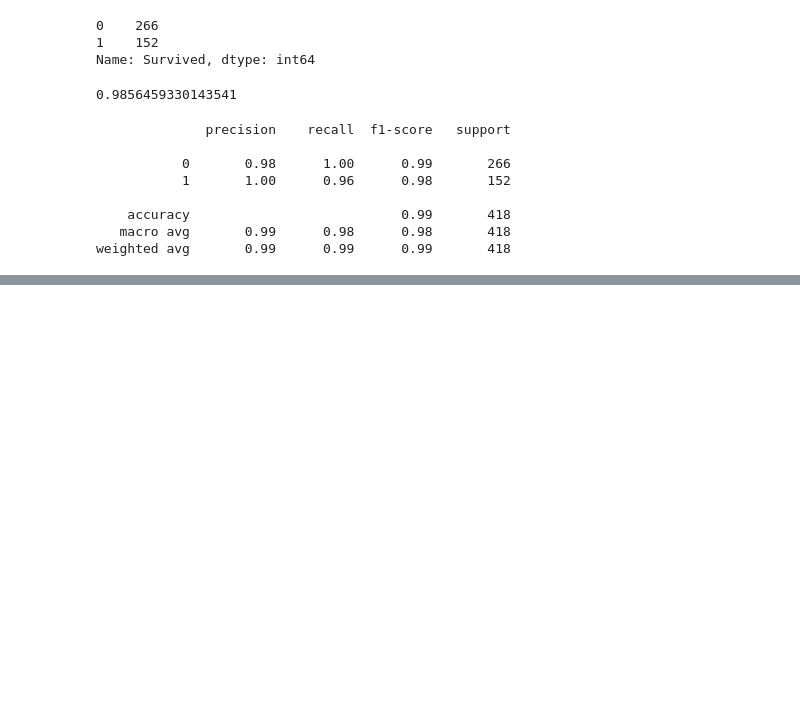
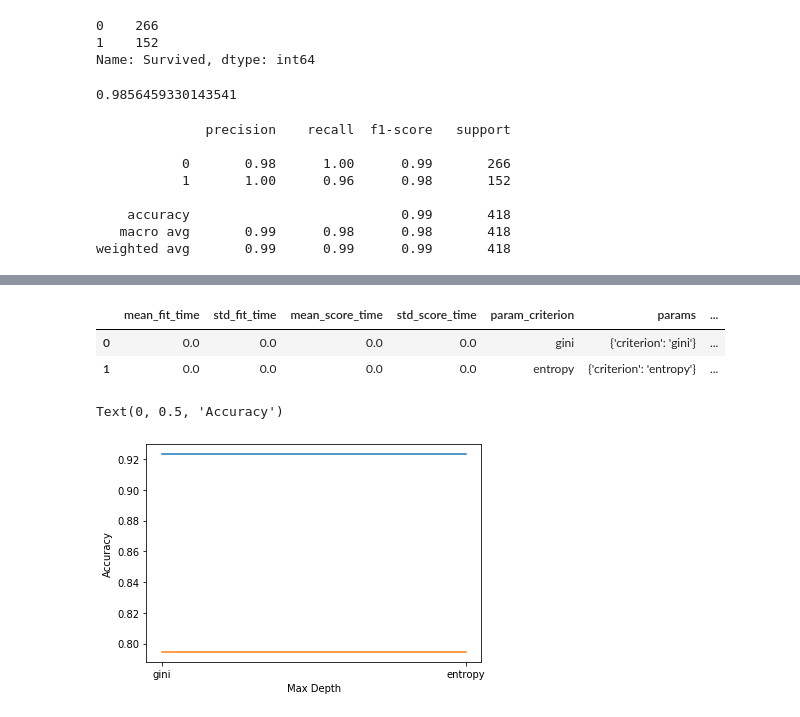
Before and after one commit to Divakar58/Machine-Learning-Project, a Jupyter notebook: Titanic-Kaggle/Titanic_Machine_Learning.ipynb, the cells around one changed output, grey strips where cells are left out. Drawn from its saved outputs; the diff is of its cells as text; code cells hidden in the pictures; blank space fills up the shorter version.

```diff
--- a/Titanic-Kaggle/Titanic_Machine_Learning.ipynb
+++ b/Titanic-Kaggle/Titanic_Machine_Learning.ipynb
@@ -1106,0 +1182,7 @@ svc_submission.to_csv('SVC-submission.csv',index=False)
+# %%
+param_grid={'criterion':['gini','entropy']}
+# %%
+grid_decision=GridSearchCV(DecisionTreeClassifier(),param_grid=param_grid,scoring='accuracy',
+             return_train_score=True,cv=folds,n_jobs=-1,verbose=3)
+# %%
+grid_d_results=grid_decision.fit(X_train,y)
@@ -1106,0 +1194,16 @@ svc_submission.to_csv('SVC-submission.csv',index=False)
+# %%
+grid_df=pd.DataFrame(grid_d_results.cv_results_)
+# %%
+grid_df.head()
+# %% [output]
+|  | mean_fit_time | std_fit_time | mean_score_time | std_score_time | param_criterion | params | ... |
+| 0 | 0.0 | 0.0 | 0.0 | 0.0 | gini | {'criterion': 'gini'} | ... |
+| 1 | 0.0 | 0.0 | 0.0 | 0.0 | entropy | {'criterion': 'entropy'} | ... |
+# %%
+plt.plot(grid_df['param_criterion'],grid_df['mean_train_score'])
+plt.plot(grid_df['param_criterion'],grid_df['mean_test_score'])
+plt.xlabel('Max Depth')
+plt.ylabel('Accuracy')
+# %% [output]
+Text(0, 0.5, 'Accuracy')
+[figure, added]
```
Also changed, not shown: parts of 45 cells of this notebook, 1 other file.
